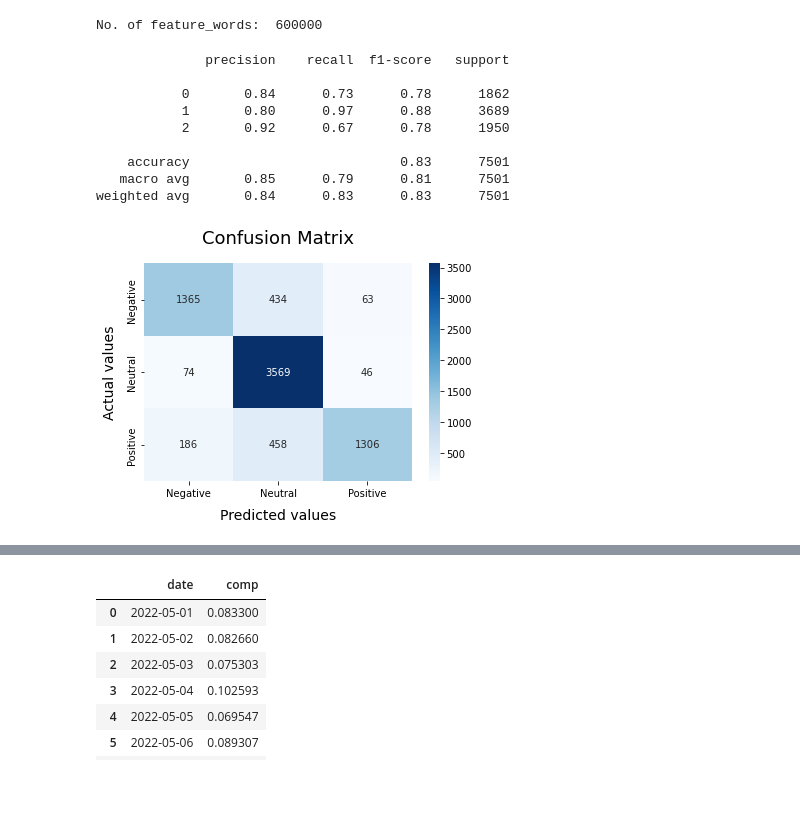
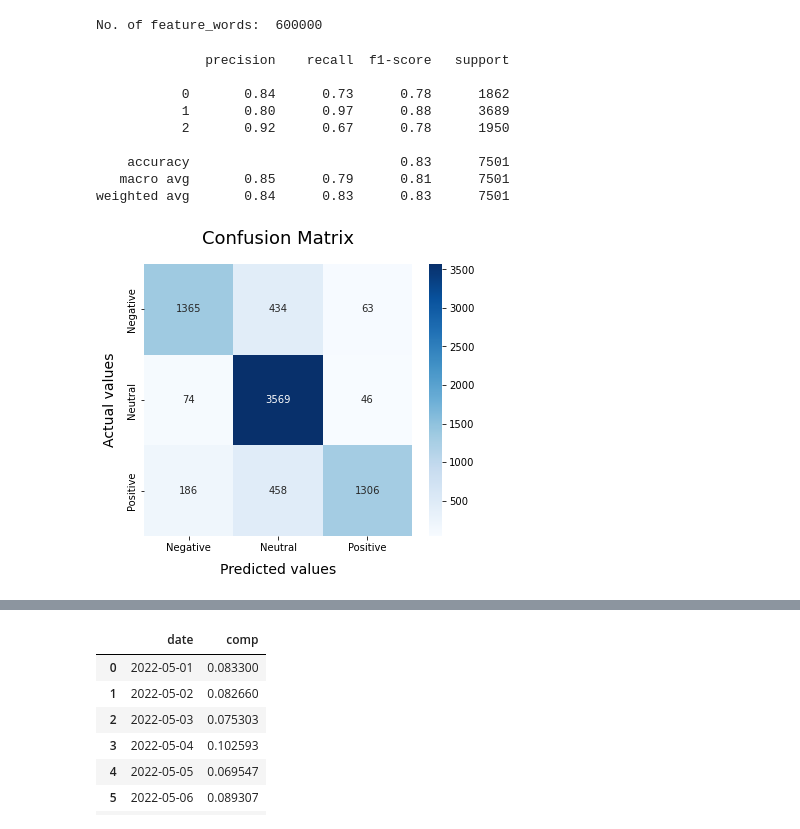
Before and after one commit to Ashlynbh/Crypto_Sentiment_Project, a Jupyter notebook: Jupyter/bitcoin_ML.ipynb, the cells around one changed output, grey strips where cells are left out. Drawn from its saved outputs; the diff is of its cells as text; code cells hidden in the pictures; blank space fills up the shorter version.

Commit message:
updating images

```diff
--- a/Jupyter/bitcoin_ML.ipynb
+++ b/Jupyter/bitcoin_ML.ipynb
@@ -129,20 +131,23 @@ def model_Evaluate(model):
     plt.title ("Confusion Matrix", fontdict = {'size':18}, pad = 20)
 # %%
 BNBmodel = BernoulliNB()
+plt.figure(figsize = (6,5))
 BNBmodel.fit(X_train, y_train)
 model_Evaluate(BNBmodel)
 y_pred1 = BNBmodel.predict(X_test)
+
+plt.savefig("../images/btcconfusion.png")
 # %% [output]
               precision    recall  f1-score   support
 
            0       0.84      0.73      0.78      1862
            1       0.80      0.97      0.88      3689
            2       0.92      0.67      0.78      1950
 
     accuracy                           0.83      7501
    macro avg       0.85      0.79      0.81      7501
 weighted avg       0.84      0.83      0.83      7501
-[figure, old version]
+[figure, new version]
 # %%
 crypto = pd.read_csv(os.path.join("../Data", "price.csv"))
 # %%
```
Also changed, not shown: parts of 24 cells of this notebook, 8 other files.
